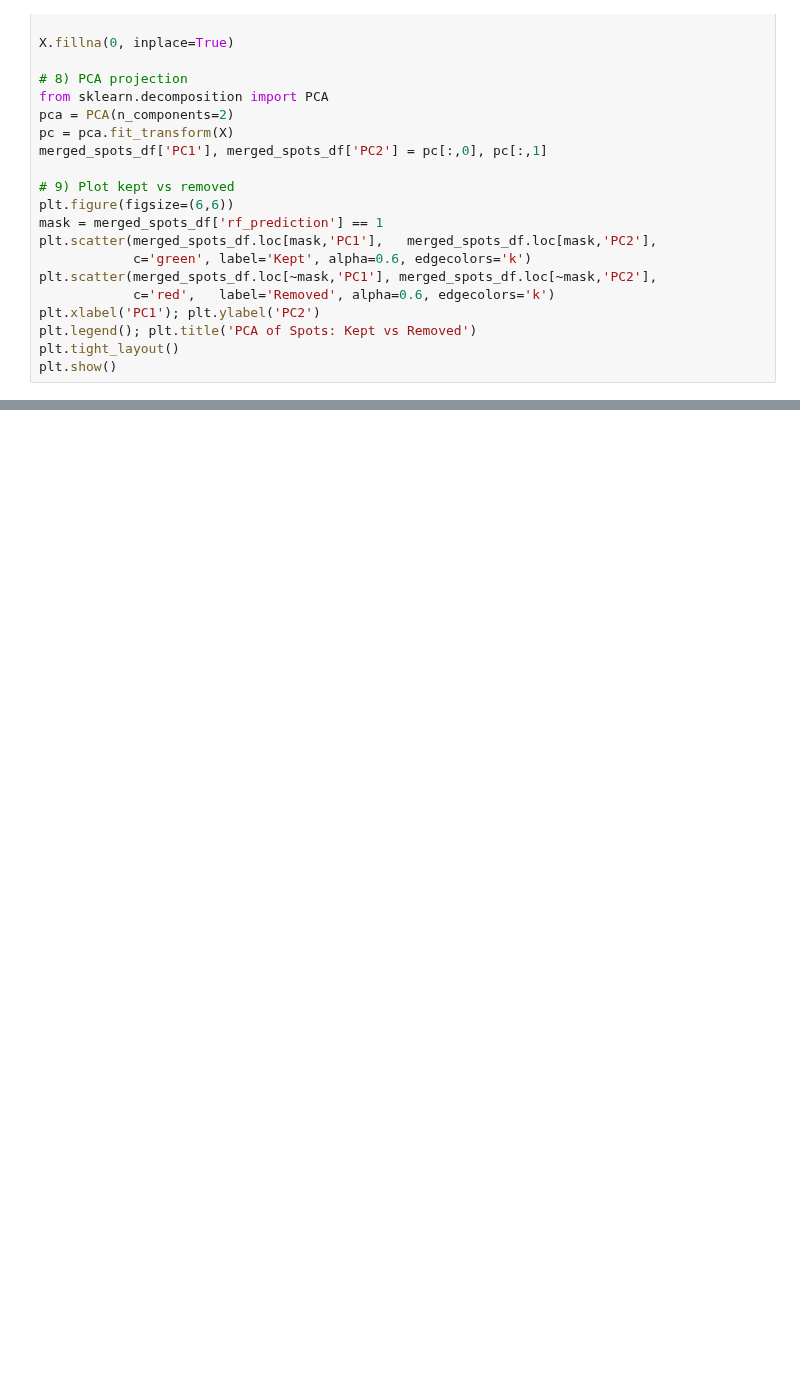
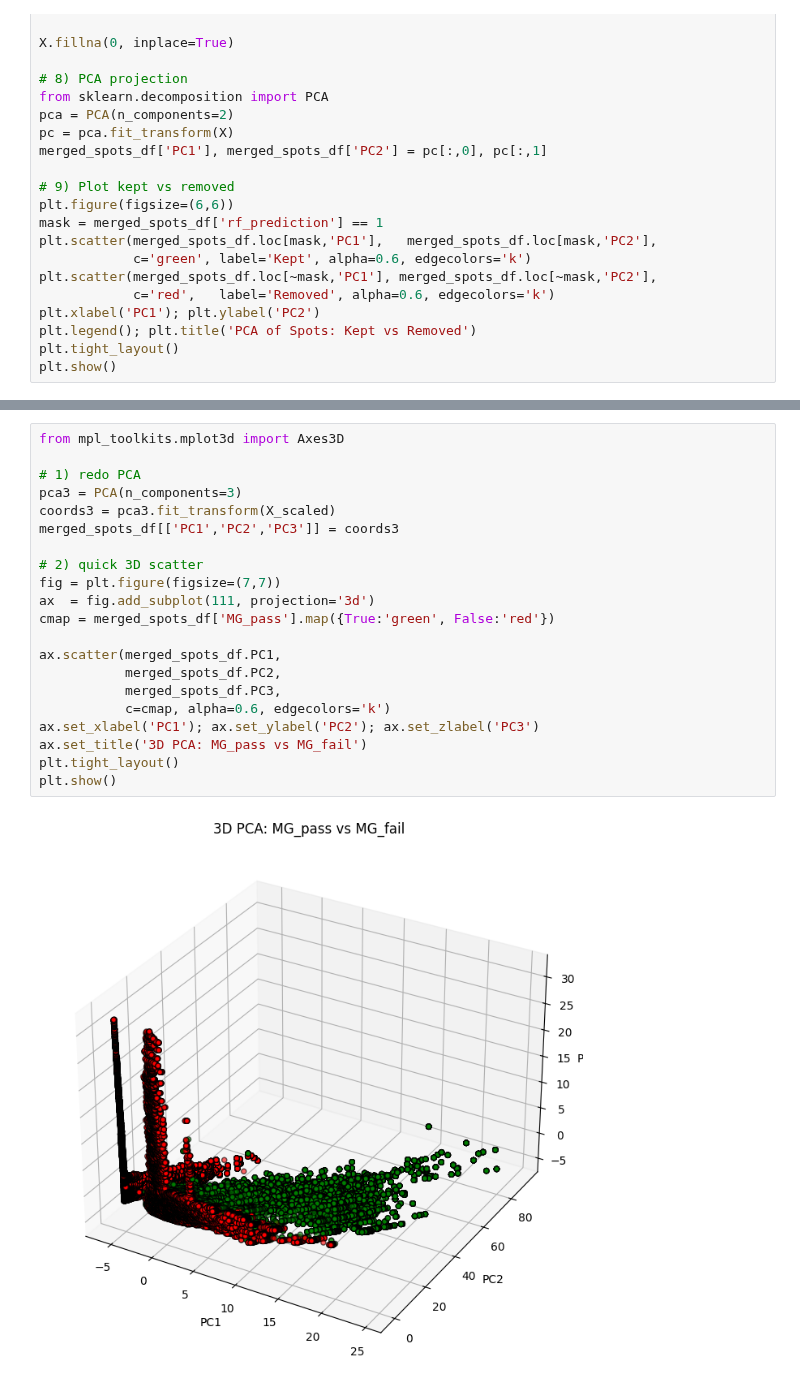
Before and after one commit to Formanj-0/AngelFISH, a Jupyter notebook: Publications/Ron_2024/SpotClassification.ipynb, the cells around one changed output, grey strips where cells are left out. Drawn from its saved outputs; the diff is of its cells as text; blank space fills up the shorter version.

```diff
--- a/Publications/Ron_2024/SpotClassification.ipynb
+++ b/Publications/Ron_2024/SpotClassification.ipynb
@@ -1467,0 +1620,23 @@ plt.legend(); plt.tight_layout(); plt.show()
+# %%
+from mpl_toolkits.mplot3d import Axes3D
+
+# 1) redo PCA
+pca3 = PCA(n_components=3)
+coords3 = pca3.fit_transform(X_scaled)
+merged_spots_df[['PC1','PC2','PC3']] = coords3
+
+# 2) quick 3D scatter
+fig = plt.figure(figsize=(7,7))
+ax  = fig.add_subplot(111, projection='3d')
+cmap = merged_spots_df['MG_pass'].map({True:'green', False:'red'})
+
+ax.scatter(merged_spots_df.PC1,
+           merged_spots_df.PC2,
+           merged_spots_df.PC3,
+           c=cmap, alpha=0.6, edgecolors='k')
+ax.set_xlabel('PC1'); ax.set_ylabel('PC2'); ax.set_zlabel('PC3')
+ax.set_title('3D PCA: MG_pass vs MG_fail')
+plt.tight_layout()
+plt.show()
+# %% [output]
+[figure, added]
```
Also changed, not shown: parts of 9 cells of this notebook.
